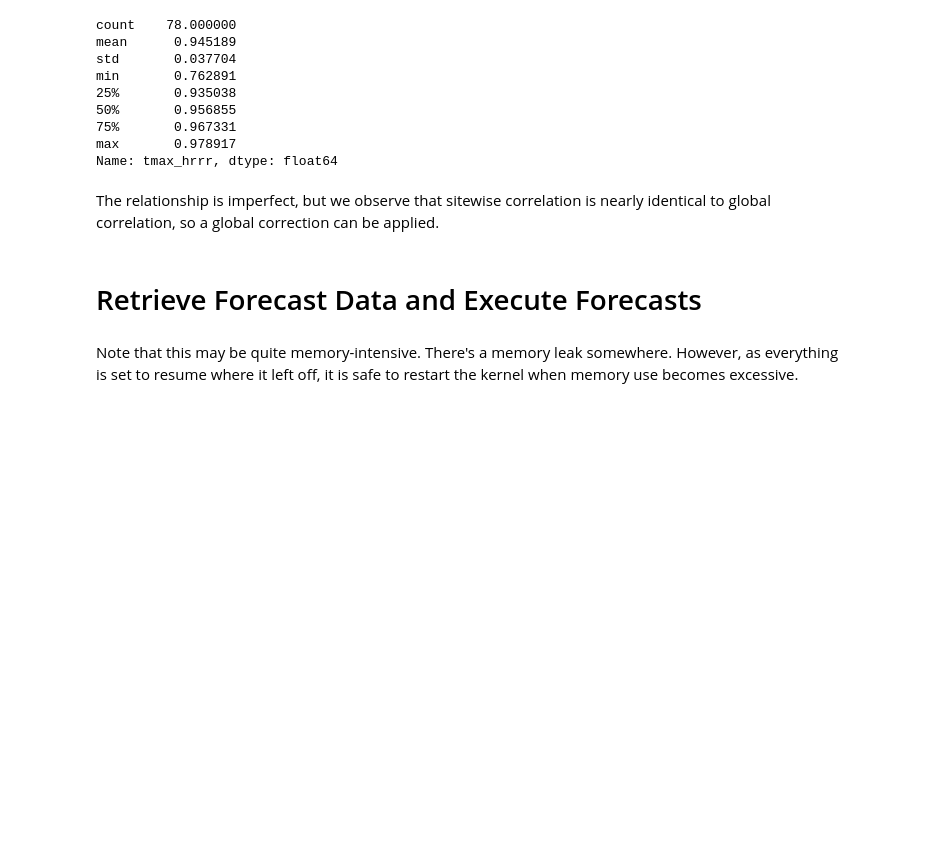
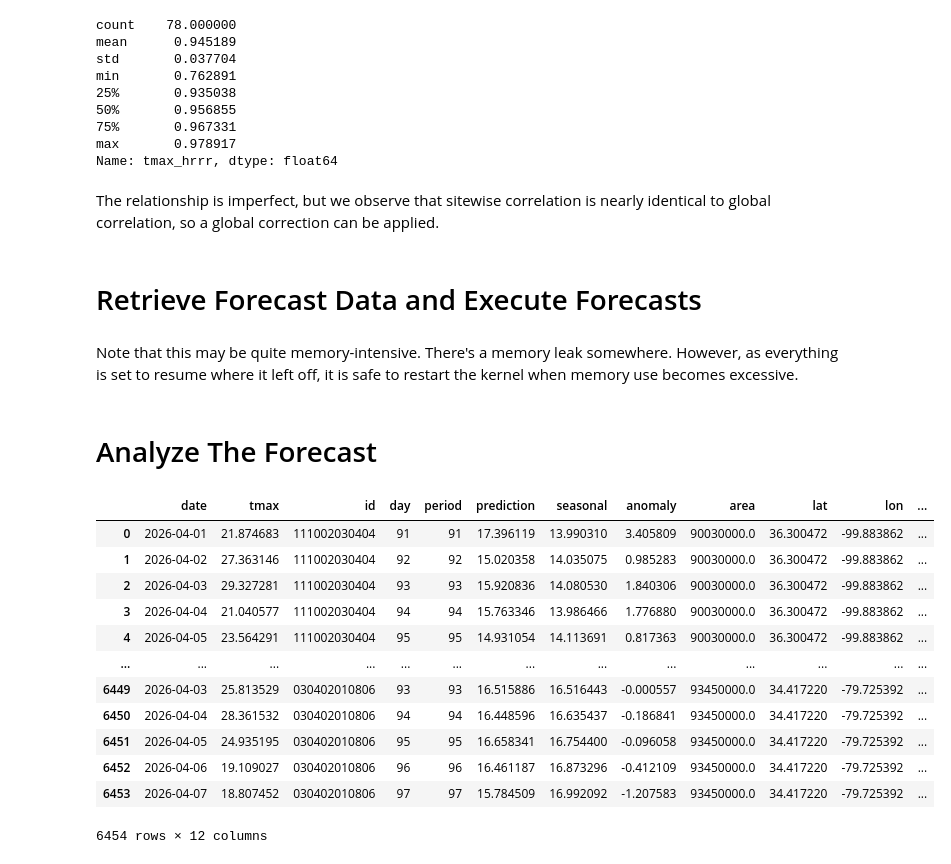
Before and after one commit to mines-ciroh/natl-temp-forecast, a Jupyter notebook: forecast.ipynb, the cells around one changed output. Saved outputs shown, nothing was run; the diff lists cells and outputs as text; code cells hidden in the pictures; blank space fills up the shorter version.

```diff
--- a/forecast.ipynb
+++ b/forecast.ipynb
@@ -173,3 +173,34 @@ with warnings.catch_warnings(action='ignore'):
                 break
             except:
                 print(row.id)
+# %% [markdown]
+# Analyze The Forecast
+# %%
+today = datetime.date.today().strftime("%Y%m%d")
+forecast = pd.concat([
+    pd.read_csv(dirs[4] + fn, parse_dates=['date']).
+        assign(id = fn.split('_')[0])
+    for fn in os.listdir(dirs[4])
+    if today in fn and fn.endswith('.csv')
+])
+# Limit to weekly forecast
+forecast = forecast.loc[(forecast['date'] >= np.datetime64('today')) &
+    (forecast['date'] < np.datetime64('today') + 7)]
+forecast = forecast.merge(geodata, on='id').dropna()
+forecast.drop(columns=['day', 'period', 'geometry']).to_csv(dirs[6] + today + '.csv', index=False)
+gpd.GeoDataFrame(forecast).to_file(dirs[6] + today + '.json')
+forecast
+# %% [output]
+|  | date | tmax | id | day | period | prediction | seasonal | anomaly | area | lat | lon | ... |
+| 0 | 2026-04-01 | 21.874683 | 111002030404 | 91 | 91 | 17.396119 | 13.990310 | 3.405809 | 90030000.0 | 36.300472 | -99.883862 | ... |
+| 1 | 2026-04-02 | 27.363146 | 111002030404 | 92 | 92 | 15.020358 | 14.035075 | 0.985283 | 90030000.0 | 36.300472 | -99.883862 | ... |
+| 2 | 2026-04-03 | 29.327281 | 111002030404 | 93 | 93 | 15.920836 | 14.080530 | 1.840306 | 90030000.0 | 36.300472 | -99.883862 | ... |
+| 3 | 2026-04-04 | 21.040577 | 111002030404 | 94 | 94 | 15.763346 | 13.986466 | 1.776880 | 90030000.0 | 36.300472 | -99.883862 | ... |
+| 4 | 2026-04-05 | 23.564291 | 111002030404 | 95 | 95 | 14.931054 | 14.113691 | 0.817363 | 90030000.0 | 36.300472 | -99.883862 | ... |
+| ... | ... | ... | ... | ... | ... | ... | ... | ... | ... | ... | ... | ... |
+| 6449 | 2026-04-03 | 25.813529 | 030402010806 | 93 | 93 | 16.515886 | 16.516443 | -0.000557 | 93450000.0 | 34.417220 | -79.725392 | ... |
+| 6450 | 2026-04-04 | 28.361532 | 030402010806 | 94 | 94 | 16.448596 | 16.635437 | -0.186841 | 93450000.0 | 34.417220 | -79.725392 | ... |
+| 6451 | 2026-04-05 | 24.935195 | 030402010806 | 95 | 95 | 16.658341 | 16.754400 | -0.096058 | 93450000.0 | 34.417220 | -79.725392 | ... |
+| 6452 | 2026-04-06 | 19.109027 | 030402010806 | 96 | 96 | 16.461187 | 16.873296 | -0.412109 | 93450000.0 | 34.417220 | -79.725392 | ... |
+| 6453 | 2026-04-07 | 18.807452 | 030402010806 | 97 | 97 | 15.784509 | 16.992092 | -1.207583 | 93450000.0 | 34.417220 | -79.725392 | ... |
+6454 rows × 12 columns
```
Also changed, not shown: parts of 4 cells of this notebook, 1 other file.
